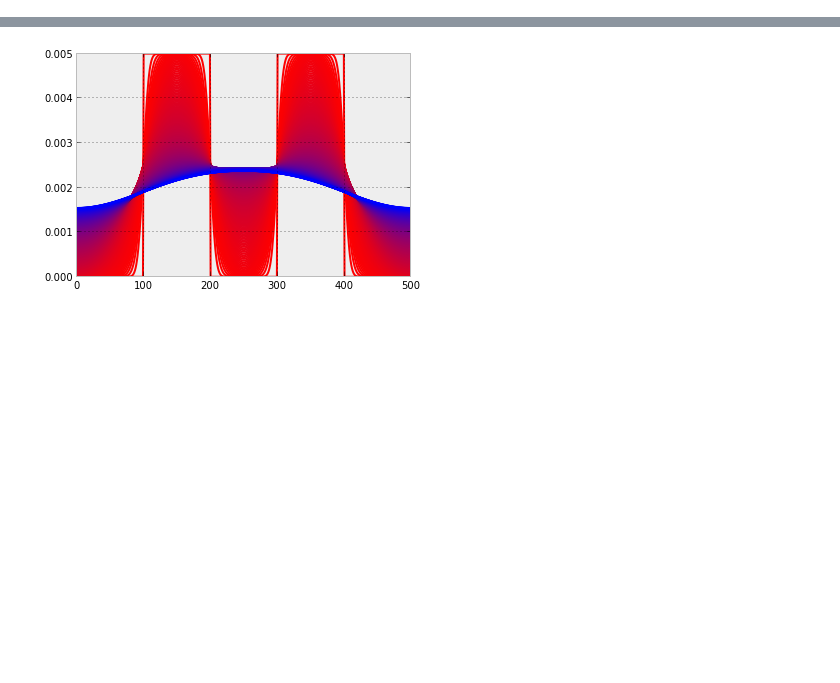
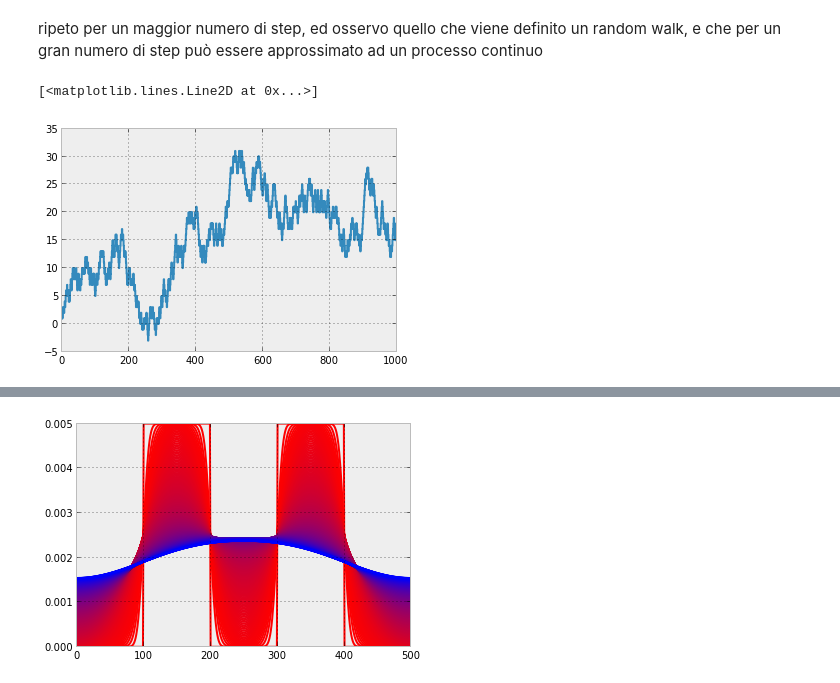
Before and after one commit to EnricoGiampieri/lezionipython, a Jupyter notebook: metodi fisici - diffusione.ipynb, the cells around one changed output, grey strips where cells are left out. Cells and saved outputs as stored; diff of their text form; code cells hidden in the pictures; blank space fills up the shorter version.

```diff
--- a/metodi fisici - diffusione.ipynb
+++ b/metodi fisici - diffusione.ipynb
@@ -25,0 +60,8 @@ può essere ricavata dalla prima legge sotto l'ipotesi di conservazione della ma
+# %% [markdown]
+ripeto per un maggior numero di step, ed osservo quello che viene definito un random walk, e che per un gran numero di step può essere approssimato ad un processo continuo
+# %%
+steps = (rand(1000) <0.5) * 2 -1
+plot(cumsum(steps), linestyle='steps', linewidth=2)
+# %% [output]
+[<matplotlib.lines.Line2D at 0x...>]
+[figure, added]
```
Also changed, not shown: parts of 29 cells of this notebook, 1 other file.
